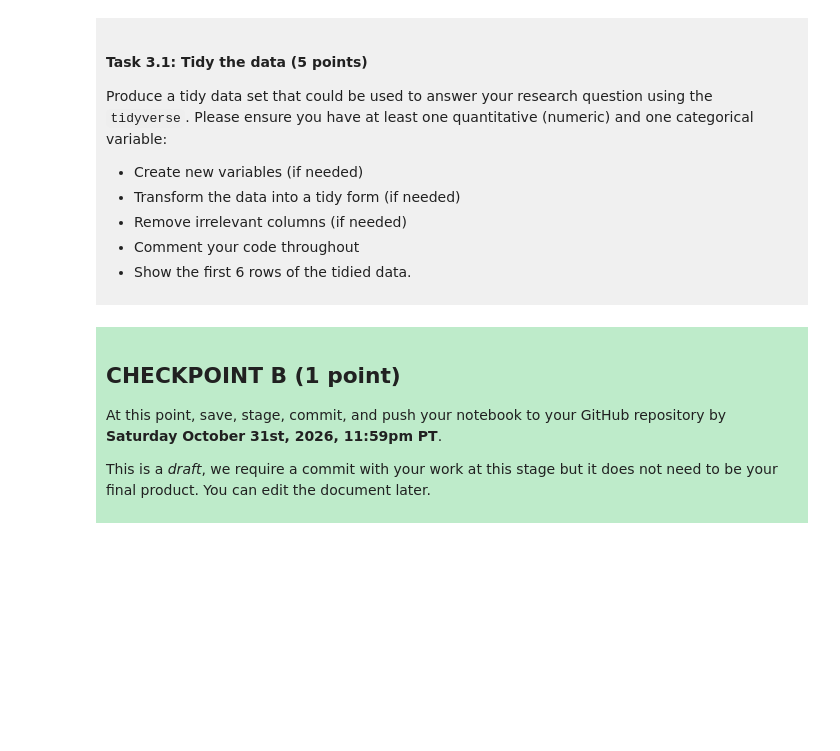
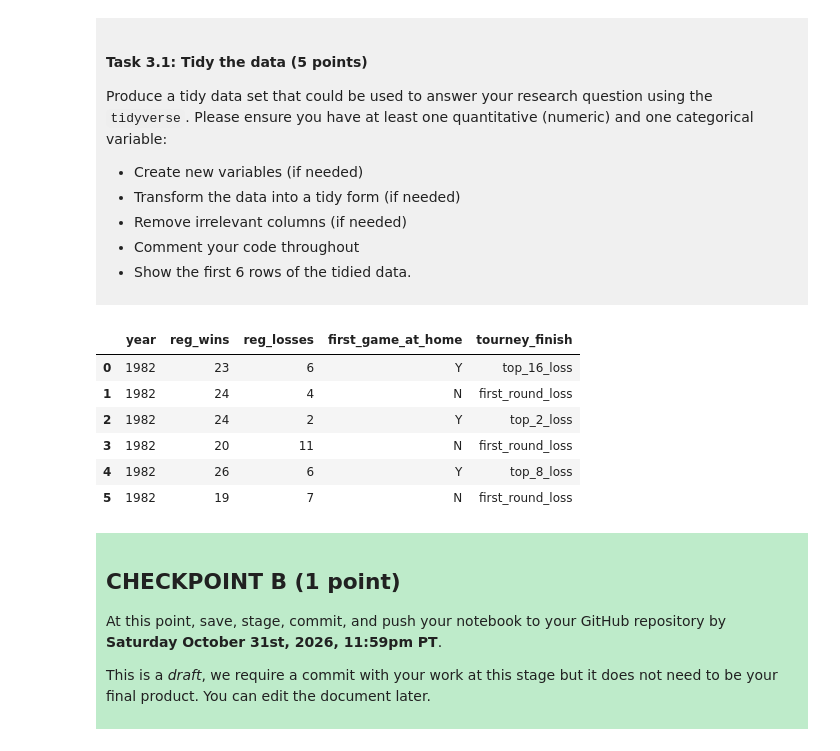
Before and after one commit to jaelynheo/dsci-100-project-jaelyn-heo, a Jupyter notebook: dsci-100-project-notebook.ipynb, the cells around one changed output. Drawn from its saved outputs; the diff is of its cells as text; code cells hidden in the pictures; blank space fills up the shorter version.

```diff
--- a/dsci-100-project-notebook.ipynb
+++ b/dsci-100-project-notebook.ipynb
@@ -187,7 +197,16 @@ Produce a tidy data set that could be used to answer your research question usin
 
 </div>
 # %%
-### EDIT THIS CODE CELL ###
+basketball_data_tidy = basketball_data[['year',"reg_wins", "reg_losses", 'first_game_at_home','tourney_finish']].dropna()
+basketball_data_tidy.head(6)
+# %% [output]
+|  | year | reg_wins | reg_losses | first_game_at_home | tourney_finish |
+| 0 | 1982 | 23 | 6 | Y | top_16_loss |
+| 1 | 1982 | 24 | 4 | N | first_round_loss |
+| 2 | 1982 | 24 | 2 | Y | top_2_loss |
+| 3 | 1982 | 20 | 11 | N | first_round_loss |
+| 4 | 1982 | 26 | 6 | Y | top_8_loss |
+| 5 | 1982 | 19 | 7 | N | first_round_loss |
 # %% [markdown]
 <div style="background-color: #beebca; padding: 10px;">
 
```
Also changed, not shown: parts of 3 cells of this notebook.
